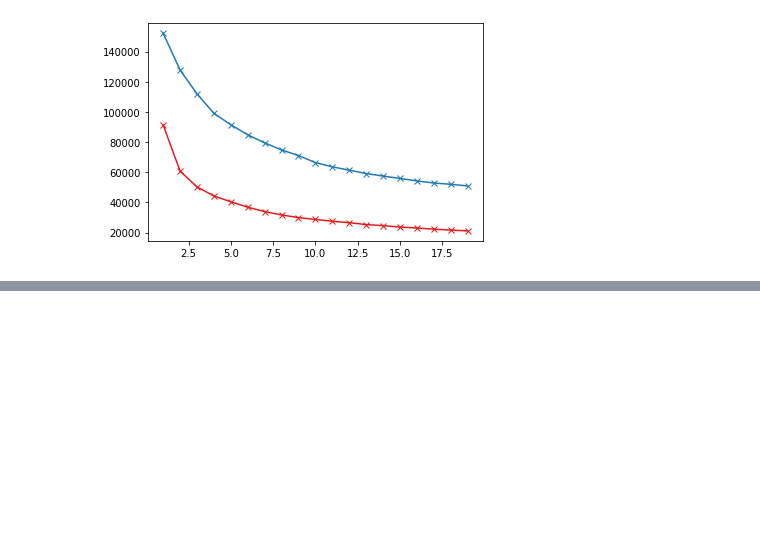
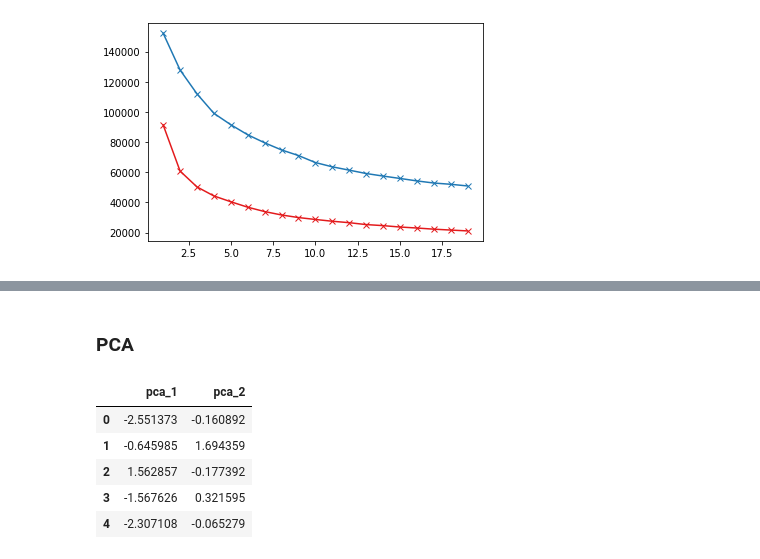
Before and after one commit to FaustinoAndres/customer_classification_with_K-Means, a Jupyter notebook: customer_classification_with_K-Means.ipynb, the cells around one changed output, grey strips where cells are left out. Cells and saved outputs as stored; diff of their text form; code cells hidden in the pictures; blank space fills up the shorter version.

```diff
--- a/customer_classification_with_K-Means.ipynb
+++ b/customer_classification_with_K-Means.ipynb
@@ -599,3 +599,17 @@ df_cluster_dr.head()
 | 2 | 2495.148862 | 1.000000 | 773.17 | 773.17 | 0.0 | 0.000000 | ... |
 | 3 | 1666.670542 | 0.636364 | 1499.00 | 1499.00 | 0.0 | 205.788017 | ... |
 | 4 | 817.714335 | 1.000000 | 16.00 | 16.00 | 0.0 | 0.000000 | ... |
+# %% [markdown]
+### PCA
+# %%
+pca = PCA(n_components=2)
+princ_comp = pca.fit_transform(pred)
+pca_df = pd.DataFrame(data = princ_comp, columns=["pca_1", "pca_2"])
+pca_df.head()
+# %% [output]
+|  | pca_1 | pca_2 |
+| 0 | -2.551373 | -0.160892 |
+| 1 | -0.645985 | 1.694359 |
+| 2 | 1.562857 | -0.177392 |
+| 3 | -1.567626 | 0.321595 |
+| 4 | -2.307108 | -0.065279 |
```
Also changed, not shown: parts of 2 cells of this notebook.
